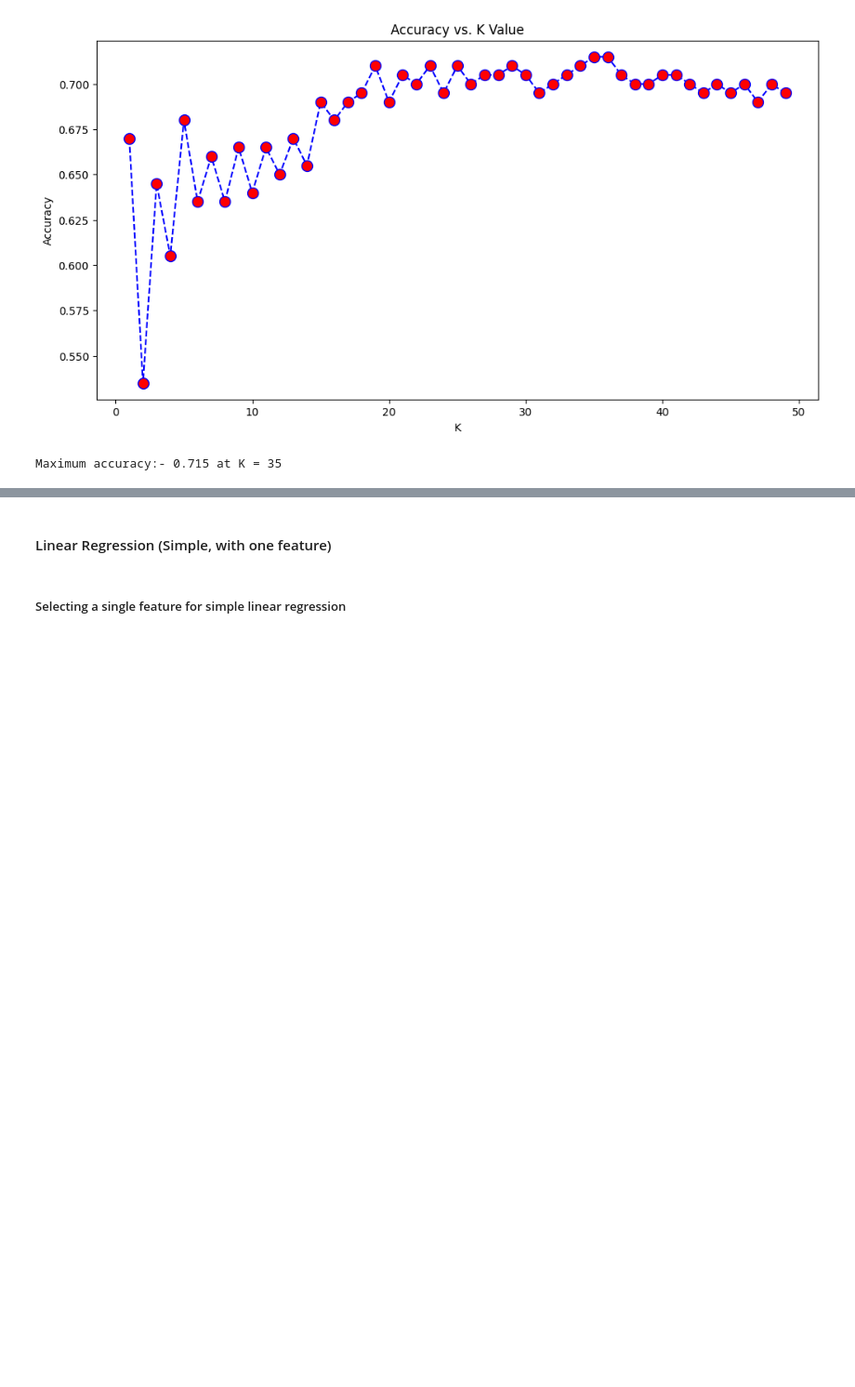
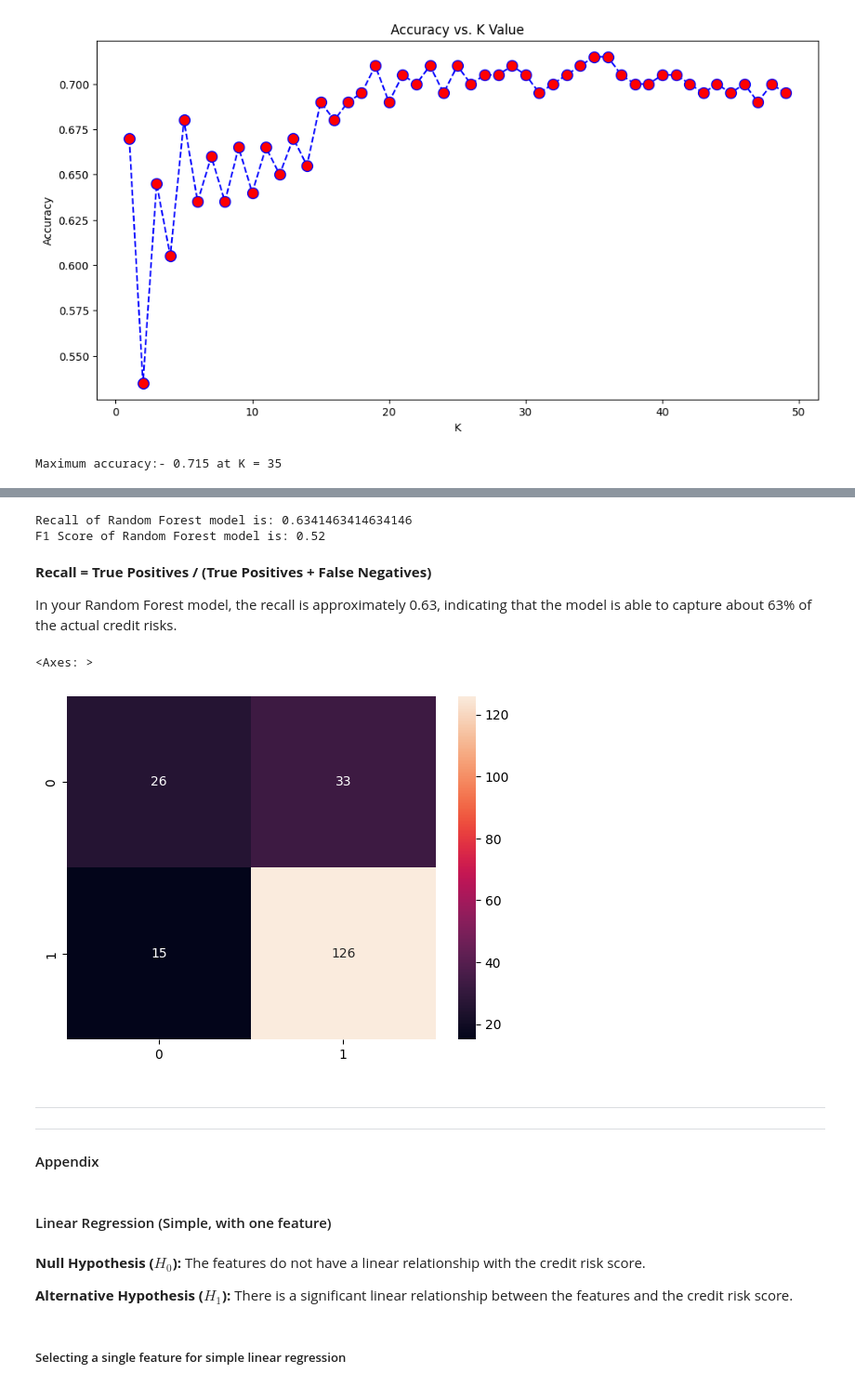
Before and after one commit to ShwetaBarge/MIS545, a Jupyter notebook: main.ipynb, the cells around one changed output, grey strips where cells are left out. Shown at 93% size. Saved outputs shown, nothing was run; the diff lists cells and outputs as text; code cells hidden in the pictures; blank space fills up the shorter version.

```diff
--- a/main.ipynb
+++ b/main.ipynb
@@ -281,0 +467,12 @@ Accuracy of Decision Tree model is: 0.695
+# %%
+random_forest = RandomForestClassifier()
+random_forest.fit(X_train, y_train)
+rf_pred = random_forest.predict(X_test)
+rf_accuracy = accuracy_score(y_test, rf_pred)
+
+# print accuracy
+print("Accuracy of Random Forest model is:", rf_accuracy)
+
+# calculate confusion matrix
+rf_cm = confusion_matrix(y_test, rf_pred)
+print(rf_cm)
@@ -282 +492,28 @@ Accuracy of Decision Tree model is: 0.695
+# %%
+# calculate and print recall
+rf_recall = rf_cm[0][0] / (rf_cm[0][0] + rf_cm[1][0])
+print("Recall of Random Forest model is:", rf_recall)
+
+# calculate and print F1 score
+rf_f1_score = 2 * rf_precision * rf_recall / (rf_precision + rf_recall)
+print("F1 Score of Random Forest model is:", rf_f1_score)
+# %% [output]
+Recall of Random Forest model is: 0.6341463414634146
+F1 Score of Random Forest model is: 0.52
+# %% [markdown]
+**Recall = True Positives / (True Positives + False Negatives)**
+<p>
+In your Random Forest model, the recall is approximately 0.63, indicating that the model is able to capture about 63% of the actual credit risks.
+# %%
+
+# visualize confusion matrix
+sns.heatmap(rf_cm, annot=True, fmt='d')
+# %% [output]
+<Axes: >
+[figure, added]
+# %% [markdown]
+_________________________________________
+_________________________________________
+
+#### Appendix
 # %% [markdown]
@@ -283,3 +522,7 @@ Accuracy of Decision Tree model is: 0.695
 #### Linear Regression (Simple, with one feature)
+# %% [markdown]
+**Null Hypothesis ($H_0$):** The features do not have a linear relationship with the credit risk score.
+
+**Alternative Hypothesis ($H_1$):** There is a significant linear relationship between the features and the credit risk score.
 # %% [markdown]
 ##### Selecting a single feature for simple linear regression
```
Also changed, not shown: parts of 43 cells of this notebook, 5 other files.
